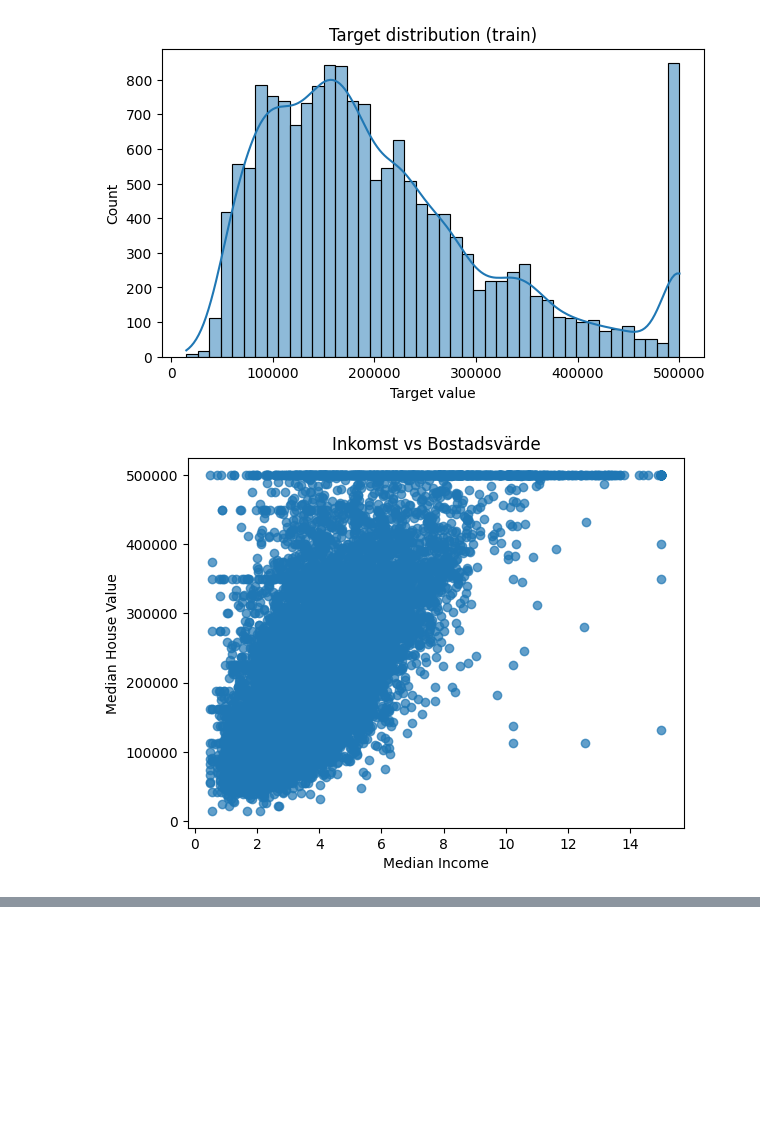
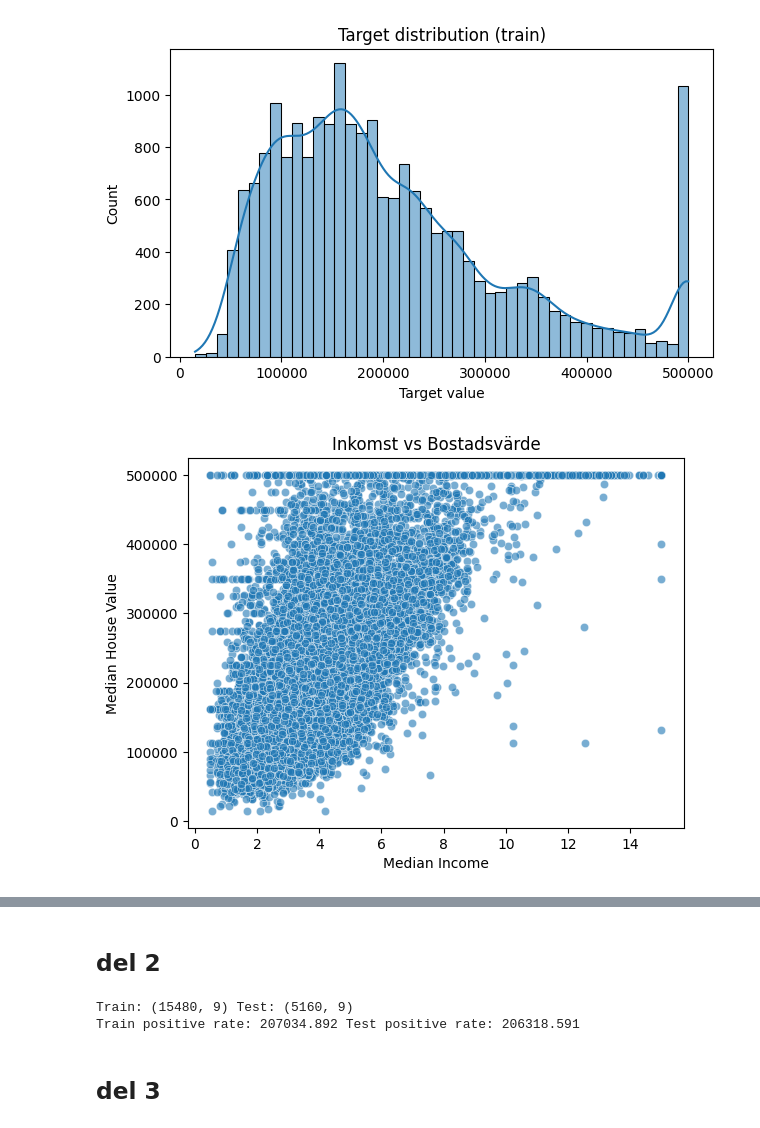
Before and after one commit to Cym3ra/ml_assignment1, a Jupyter notebook: housing_analysis.ipynb, the cells around one changed output, grey strips where cells are left out. Drawn from its saved outputs; the diff is of its cells as text; code cells hidden in the pictures; blank space fills up the shorter version.

```diff
--- a/housing_analysis.ipynb
+++ b/housing_analysis.ipynb
@@ -80,19 +99,26 @@ Test shape: (4128, 9)
 # %%
-train_df_for_eda = X_train.copy()
-train_df_for_eda[target_column_name] = y_train
-
 plt.figure(figsize=(7,4))
-sns.histplot(y_train, kde=True)
+sns.histplot(df["median_house_value"], kde=True)
 plt.title("Target distribution (train)")
 plt.xlabel("Target value")
 plt.show()
 
 plt.figure()
-plt.scatter(X_train["median_income"], y_train, alpha=0.7)
+sns.scatterplot(x="median_income", y="median_house_value", data=df, alpha=0.6)
 plt.xlabel("Median Income")
 plt.ylabel("Median House Value")
 plt.title("Inkomst vs Bostadsvärde")
 plt.show()
+
+plt.figure(figsize=(8,6))
+plt.scatter(df["longitude"], df["latitude"],
+            c=df["median_house_value"],
+            cmap="viridis", alpha=0.4)
+plt.colorbar(label="Median House Value")
+plt.xlabel("Longitude")
+plt.ylabel("Latitude")
+plt.title("Geografisk spridning av husvärden")
+plt.show()
 # %% [output]
-[figure, old version]
+[figure, new version]
-[figure, old version]
+[figure, new version]
@@ -98,0 +126,2 @@ plt.show()
+# %% [markdown]
+## del 2
@@ -98,0 +132,15 @@ plt.show()
+# %%
+X_train, X_test, y_train, y_test = train_test_split(
+    X, y,
+    test_size=0.25,
+    random_state=RANDOM_STATE,
+)
+
+numerical_features = X.select_dtypes(include=["int64","float64"]).columns
+categorical_features = ["ocean_proximity"]
+
+print("Train:", X_train.shape, "Test:", X_test.shape)
+print("Train positive rate:", y_train.mean().round(3), "Test positive rate:", y_test.mean().round(3))
+# %% [output]
+Train: (15480, 9) Test: (5160, 9)
+Train positive rate: 207034.892 Test positive rate: 206318.591
@@ -98,0 +168,2 @@ plt.show()
+# %% [markdown]
+## del 3
```
Also changed, not shown: parts of 25 cells of this notebook.
